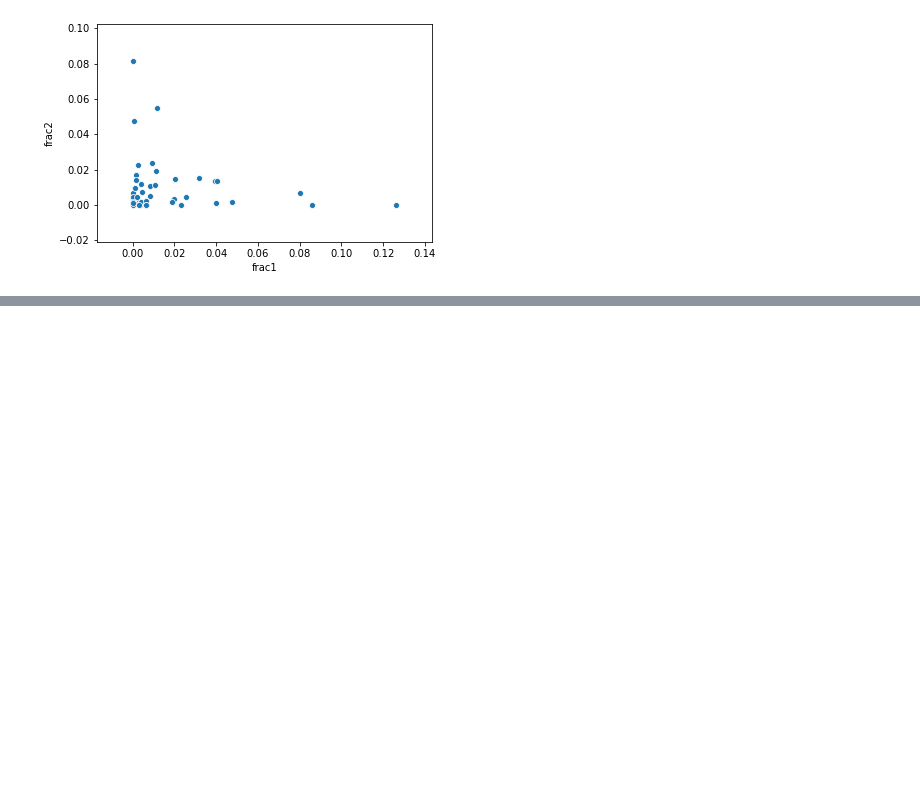
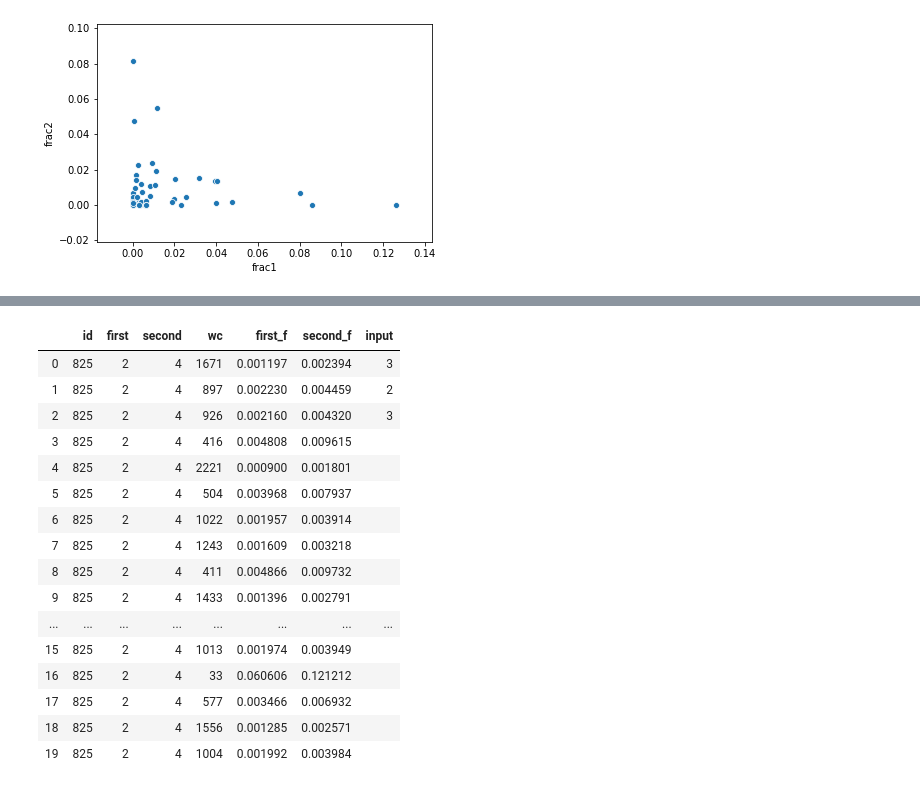
Before and after one commit to crboothb/sciencemag-careers-analysis, a Jupyter notebook: scripts/classifier.ipynb, the cells around one changed output, grey strips where cells are left out. Cells and saved outputs as stored; diff of their text form; code cells hidden in the pictures; blank space fills up the shorter version.

```diff
--- a/scripts/classifier.ipynb
+++ b/scripts/classifier.ipynb
@@ -146,0 +274,19 @@ sns.scatterplot(x="frac1", y="frac2", data=counts_df)
+# %%
+counts4df = {"id":[],"first":[],"second":[],"wc":[],"first_f":[],"second_f":[], "input":[]}
+
+for num in sample1:
+    text = full_dict["text"][num]
+    wc = len(text.split(" "))
+    print(num)
+    print(count_pro(text, "first")/wc)
+    print(count_pro(text, "second")/wc)
+    print(text)
+    advance = input("any key")
+    counts4df["id"].append(samp)
+    # counts4df["year"].append(f_df["year"][samp])
+    counts4df["first"].append(count_pro(text, "first"))
+    counts4df["second"].append(count_pro(text, "second"))
+    counts4df["wc"].append(wc)
+    counts4df["first_f"].append(count_pro(text, "first")/wc)
+    counts4df["second_f"].append(count_pro(text, "second")/wc)
+    counts4df["input"].append(advance)
@@ -146,0 +307,21 @@ sns.scatterplot(x="frac1", y="frac2", data=counts_df)
+# %%
+hand_test = pd.DataFrame(counts4df)
+hand_test.head(20)
+# %% [output]
+|  | id | first | second | wc | first_f | second_f | input |
+| 0 | 825 | 2 | 4 | 1671 | 0.001197 | 0.002394 | 3 |
+| 1 | 825 | 2 | 4 | 897 | 0.002230 | 0.004459 | 2 |
+| 2 | 825 | 2 | 4 | 926 | 0.002160 | 0.004320 | 3 |
+| 3 | 825 | 2 | 4 | 416 | 0.004808 | 0.009615 |  |
+| 4 | 825 | 2 | 4 | 2221 | 0.000900 | 0.001801 |  |
+| 5 | 825 | 2 | 4 | 504 | 0.003968 | 0.007937 |  |
+| 6 | 825 | 2 | 4 | 1022 | 0.001957 | 0.003914 |  |
+| 7 | 825 | 2 | 4 | 1243 | 0.001609 | 0.003218 |  |
+| 8 | 825 | 2 | 4 | 411 | 0.004866 | 0.009732 |  |
+| 9 | 825 | 2 | 4 | 1433 | 0.001396 | 0.002791 |  |
+| ... | ... | ... | ... | ... | ... | ... | ... |
+| 15 | 825 | 2 | 4 | 1013 | 0.001974 | 0.003949 |  |
+| 16 | 825 | 2 | 4 | 33 | 0.060606 | 0.121212 |  |
+| 17 | 825 | 2 | 4 | 577 | 0.003466 | 0.006932 |  |
+| 18 | 825 | 2 | 4 | 1556 | 0.001285 | 0.002571 |  |
+| 19 | 825 | 2 | 4 | 1004 | 0.001992 | 0.003984 |  |
```
Also changed, not shown: parts of 7 cells of this notebook, 8 other files.
